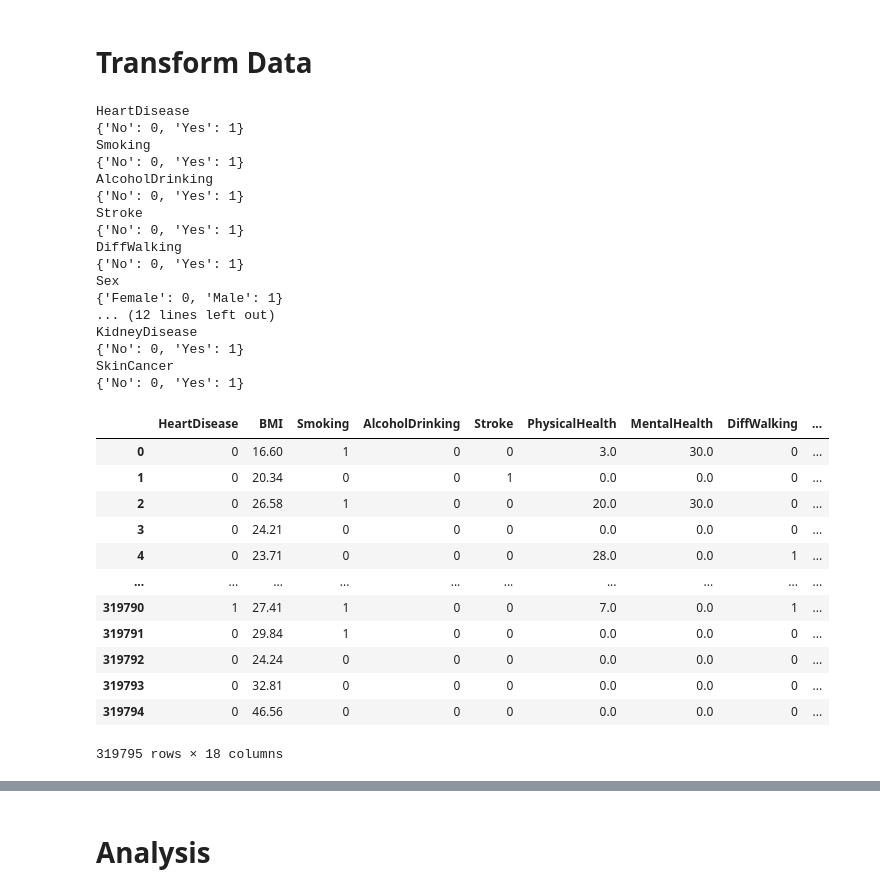
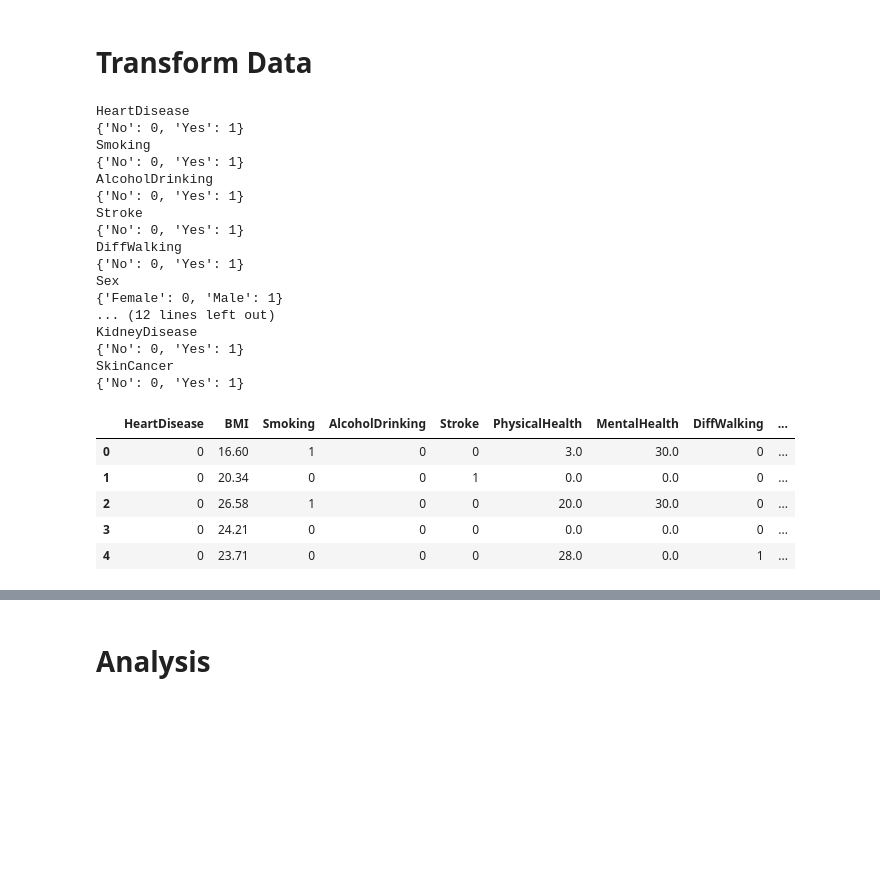
Before and after one commit to pmonteros/data_scientist_nanodegree, a Jupyter notebook: Proyecto 1/cardiovascular_disease.ipynb, the cells around one changed output, grey strips where cells are left out. Cells and saved outputs as stored; diff of their text form; code cells hidden in the pictures; blank space fills up the shorter version.

```diff
--- a/Proyecto 1/cardiovascular_disease.ipynb
+++ b/Proyecto 1/cardiovascular_disease.ipynb
@@ -149,37 +172,28 @@ def categorical_to_numbers(df, columns):
     return df
 # %%
 df_new = categorical_to_numbers(df.copy(), columns)
+df_new.head()
 # %% [output]
 HeartDisease
 {'No': 0, 'Yes': 1}
 Smoking
 {'No': 0, 'Yes': 1}
 AlcoholDrinking
 {'No': 0, 'Yes': 1}
 Stroke
 {'No': 0, 'Yes': 1}
 DiffWalking
 {'No': 0, 'Yes': 1}
 Sex
 {'Female': 0, 'Male': 1}
 ... (12 lines left out)
 KidneyDisease
 {'No': 0, 'Yes': 1}
 SkinCancer
 {'No': 0, 'Yes': 1}
+|  | HeartDisease | BMI | Smoking | AlcoholDrinking | Stroke | PhysicalHealth | MentalHealth | DiffWalking | ... |
+| 0 | 0 | 16.60 | 1 | 0 | 0 | 3.0 | 30.0 | 0 | ... |
+| 1 | 0 | 20.34 | 0 | 0 | 1 | 0.0 | 0.0 | 0 | ... |
+| 2 | 0 | 26.58 | 1 | 0 | 0 | 20.0 | 30.0 | 0 | ... |
+| 3 | 0 | 24.21 | 0 | 0 | 0 | 0.0 | 0.0 | 0 | ... |
+| 4 | 0 | 23.71 | 0 | 0 | 0 | 28.0 | 0.0 | 1 | ... |
-# %%
-df_new
-# %% [output]
-|  | HeartDisease | BMI | Smoking | AlcoholDrinking | Stroke | PhysicalHealth | MentalHealth | DiffWalking | ... |
-| 0 | 0 | 16.60 | 1 | 0 | 0 | 3.0 | 30.0 | 0 | ... |
-| 1 | 0 | 20.34 | 0 | 0 | 1 | 0.0 | 0.0 | 0 | ... |
-| 2 | 0 | 26.58 | 1 | 0 | 0 | 20.0 | 30.0 | 0 | ... |
-| 3 | 0 | 24.21 | 0 | 0 | 0 | 0.0 | 0.0 | 0 | ... |
-| 4 | 0 | 23.71 | 0 | 0 | 0 | 28.0 | 0.0 | 1 | ... |
-| ... | ... | ... | ... | ... | ... | ... | ... | ... | ... |
-| 319790 | 1 | 27.41 | 1 | 0 | 0 | 7.0 | 0.0 | 1 | ... |
-| 319791 | 0 | 29.84 | 1 | 0 | 0 | 0.0 | 0.0 | 0 | ... |
-| 319792 | 0 | 24.24 | 0 | 0 | 0 | 0.0 | 0.0 | 0 | ... |
-| 319793 | 0 | 32.81 | 0 | 0 | 0 | 0.0 | 0.0 | 0 | ... |
-| 319794 | 0 | 46.56 | 0 | 0 | 0 | 0.0 | 0.0 | 0 | ... |
-319795 rows × 18 columns
```
Also changed, not shown: parts of 19 cells of this notebook.
